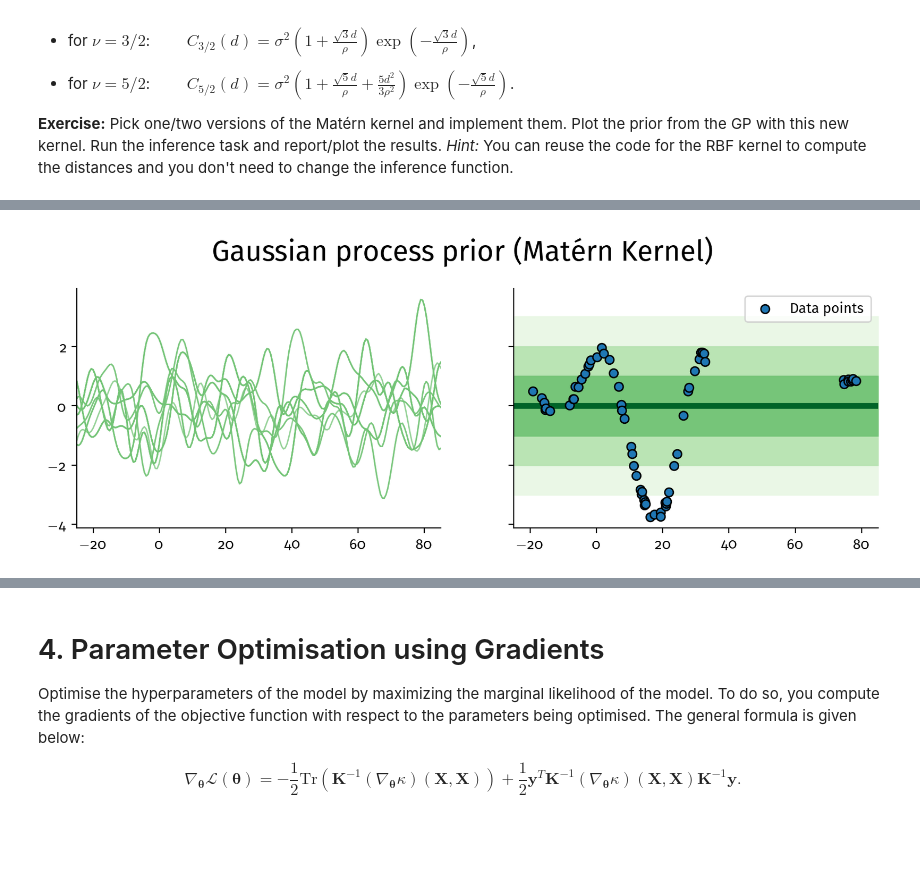
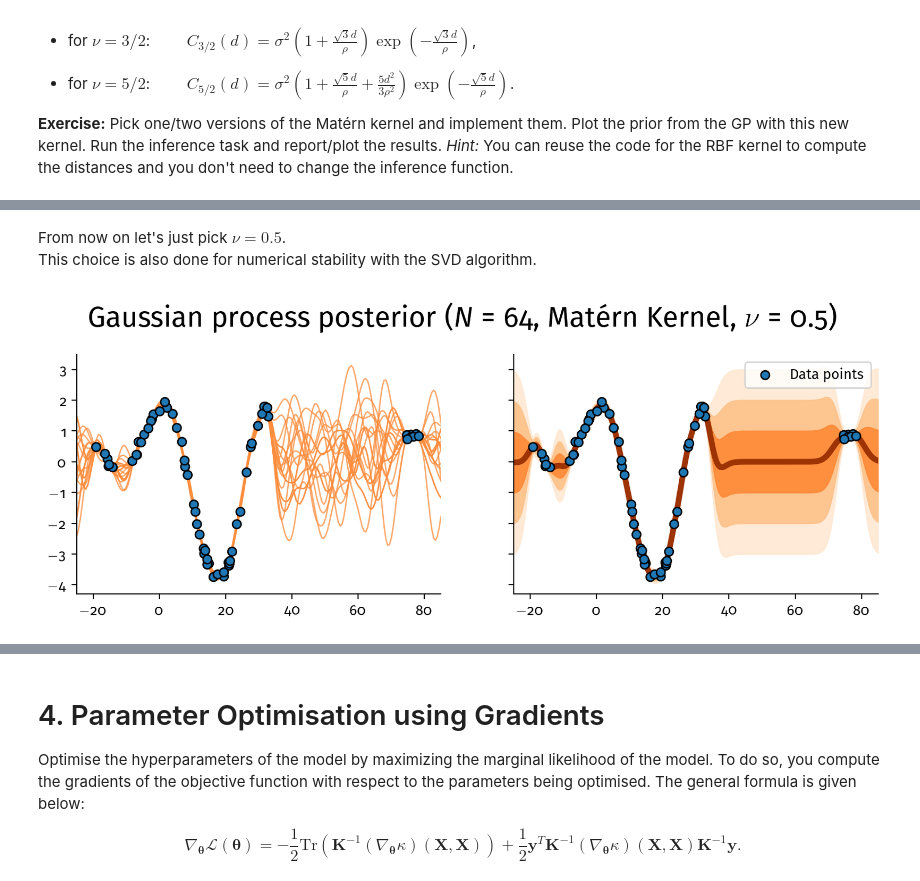
Before and after one commit to andrea-leone-mcs/ASI, a Jupyter notebook: lab_week2-public/Gaussian_Process_Regression.ipynb, the cells around one changed output, grey strips where cells are left out. Cells and saved outputs as stored; diff of their text form; code cells hidden in the pictures; blank space fills up the shorter version.

```diff
--- a/lab_week2-public/Gaussian_Process_Regression.ipynb
+++ b/lab_week2-public/Gaussian_Process_Regression.ipynb
@@ -283,6 +319,7 @@ ytr = y[idx] # @@ COMPLETE @@ #
 **Exercise:**
 Run the previously completed function to compute the GP posterior.
 # %%
+params = { "lengthscale": 15.0, "variance": 2.0 }
 f_mean, f_cov = predict_f_posterior(params, rbf_kernel, Xtr, ytr, Xt) # @@ COMPLETE @@ #
 # %% [markdown]
 **Exercise:**
@@ -401,7 +437,7 @@ def marginal_likelihood(params, kernel_fn, X, y, sn2=0.01):
 **Exercise**: Compute the marginal likelihood
 # %%
  # @@ COMPLETE @@ #
-params = {"lengthscale": 15.0, "variance": 5.0}
+params = {"lengthscale": 15.0, "variance": 2.0}
 marginal = marginal_likelihood(params, rbf_kernel, Xtr, ytr)
 print('Marginal likelihood for lengthscale=30, variance=1:', marginal)
 # %% [output]
@@ -495,21 +560,30 @@ Pick one/two versions of the Matérn kernel and implement them. Plot the prior f
+# %% [markdown]
+From now on let's just pick $\nu=0.5$.\
+This choice is also done for numerical stability with the SVD algorithm.
 # %%
 # @@ COMPLETE @@ #
-# matern kernel with nu=0.5
-def matern_kernel(params, X1, X2):
-    lengthscale = params["lengthscale"]
-    variance = params["variance"]
-    matern = variance**2 * jnp.exp(-cdist(X1, X2) / lengthscale)
-    return matern
+np.random.seed(14)
+idx = np.random.permutation(len(X))
 
-params = {"lengthscale": 15.0, "variance": 1.0}
-samples, mean, cov = sample_f_prior(params, matern_kernel, Xt, N=8)
+params = {"lengthscale": 15.0, "variance": 1.0, "nu": 0.5}
+
+Xtr = X[idx]
+ytr = y[idx]
+
+f_mean, f_cov = predict_f_posterior(params, matern_kernel, Xtr, ytr, Xt)
+
+np.random.seed(0)
+samples = np.random.multivariate_normal(f_mean, f_cov, 50)
 
 fig, (ax0, ax1) = plt.subplots(1, 2, figsize=[10, 3], sharey=True)
-plot_samples(Xt, samples, ax=ax0)
-plot_gp(Xt, mean, cov, ax=ax1)
-plot_data(X, y, ax1)
+
+plot_samples(Xt, samples, palette="Oranges", ax=ax0)
+plot_data(Xtr, ytr, ax0)
+plot_gp(Xt, f_mean, f_cov, ax=ax1, palette="Oranges")
+plot_data(Xtr, ytr, ax1)
 ax1.legend()
-fig.suptitle(r"Gaussian process prior (Matérn Kernel)", y=1.05, fontsize=20)
+fig.suptitle(rf"Gaussian process posterior ($N={len(Xtr)}$, Matérn Kernel, $\nu=0.5$)", y=1.05, fontsize=20)
+
 plt.show()
 # %% [output]
-[figure, old version]
+[figure, new version]
```
Also changed, not shown: parts of 19 cells of this notebook.
